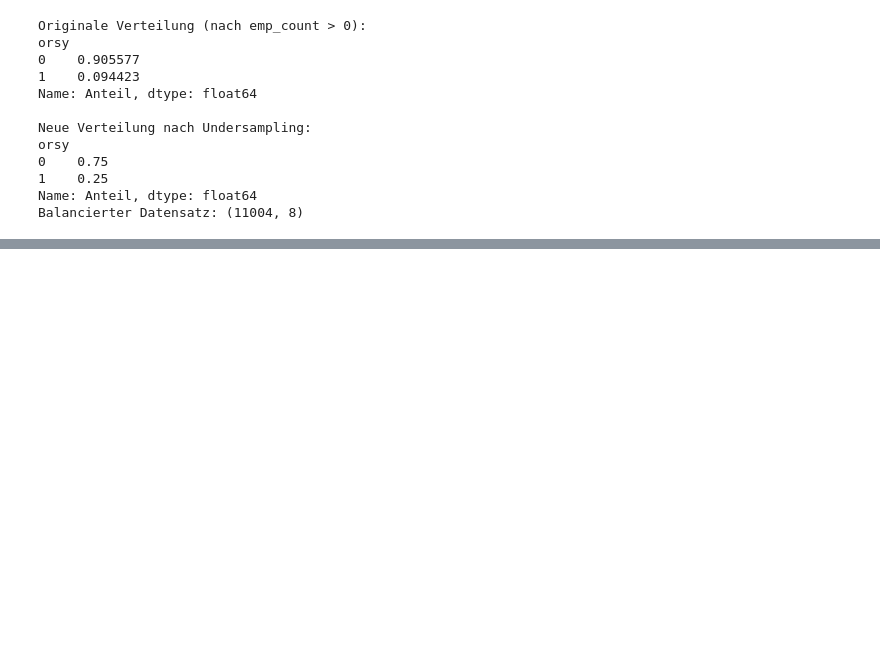
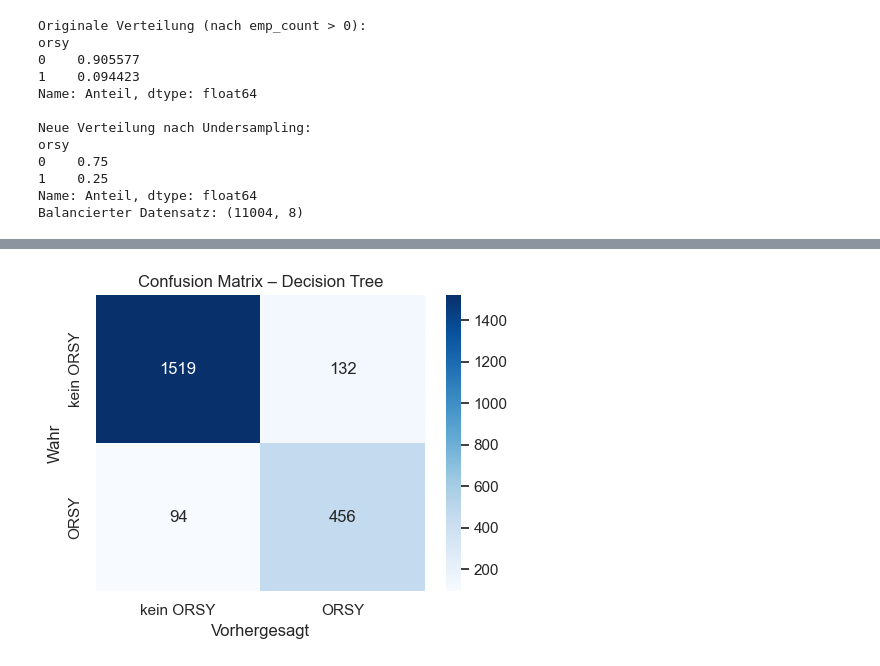
Before and after one commit to rzabler/Wuerth_projekt, a Jupyter notebook: notebooks/Mod2.ipynb, the cells around one changed output, grey strips where cells are left out. Saved outputs shown, nothing was run; the diff lists cells and outputs as text; code cells hidden in the pictures; blank space fills up the shorter version.

```diff
--- a/notebooks/Mod2.ipynb
+++ b/notebooks/Mod2.ipynb
@@ -148,3 +148,14 @@ orsy
 1    0.25
 Name: Anteil, dtype: float64
 Balancierter Datensatz: (11004, 8)
+# %%
+X_train, X_test, y_train, y_test = train_test_split(
+    X_bal, y_bal,
+    test_size=0.2,
+    random_state=42,
+    stratify=y_bal
+)
+
+print("Train-Form:", X_train.shape, " Test-Form:", X_test.shape)
+print("ORSY-Anteil Train:", y_train.mean().round(3))
+print("ORSY-Anteil Test:", y_test.mean().round(3))
@@ -150,0 +178,16 @@ Balancierter Datensatz: (11004, 8)
+# %%
+tree = DecisionTreeClassifier(
+    max_depth=6,
+    min_samples_leaf=50,
+    random_state=42
+)
+
+tree.fit(X_train, y_train)
+
+y_pred = tree.predict(X_test)
+
+f1 = f1_score(y_test, y_pred, pos_label=1)
+print("F1-Score (ORSY, Klasse=1):", round(f1, 3))
+
+print("\nClassification Report:")
+print(classification_report(y_test, y_pred, digits=3, target_names=["kein ORSY", "ORSY"]))
@@ -150,0 +206,19 @@ Balancierter Datensatz: (11004, 8)
+# %%
+cm = confusion_matrix(y_test, y_pred)
+
+plt.figure(figsize=(5,4))
+sns.heatmap(
+    cm,
+    annot=True,
+    fmt="d",
+    cmap="Blues",
+    xticklabels=["kein ORSY", "ORSY"],
+    yticklabels=["kein ORSY", "ORSY"]
+)
+plt.xlabel("Vorhergesagt")
+plt.ylabel("Wahr")
+plt.title("Confusion Matrix – Decision Tree")
+plt.tight_layout()
+plt.show()
+# %% [output]
+[figure, added]
```
Also changed, not shown: parts of 5 cells of this notebook, 1 other file.
